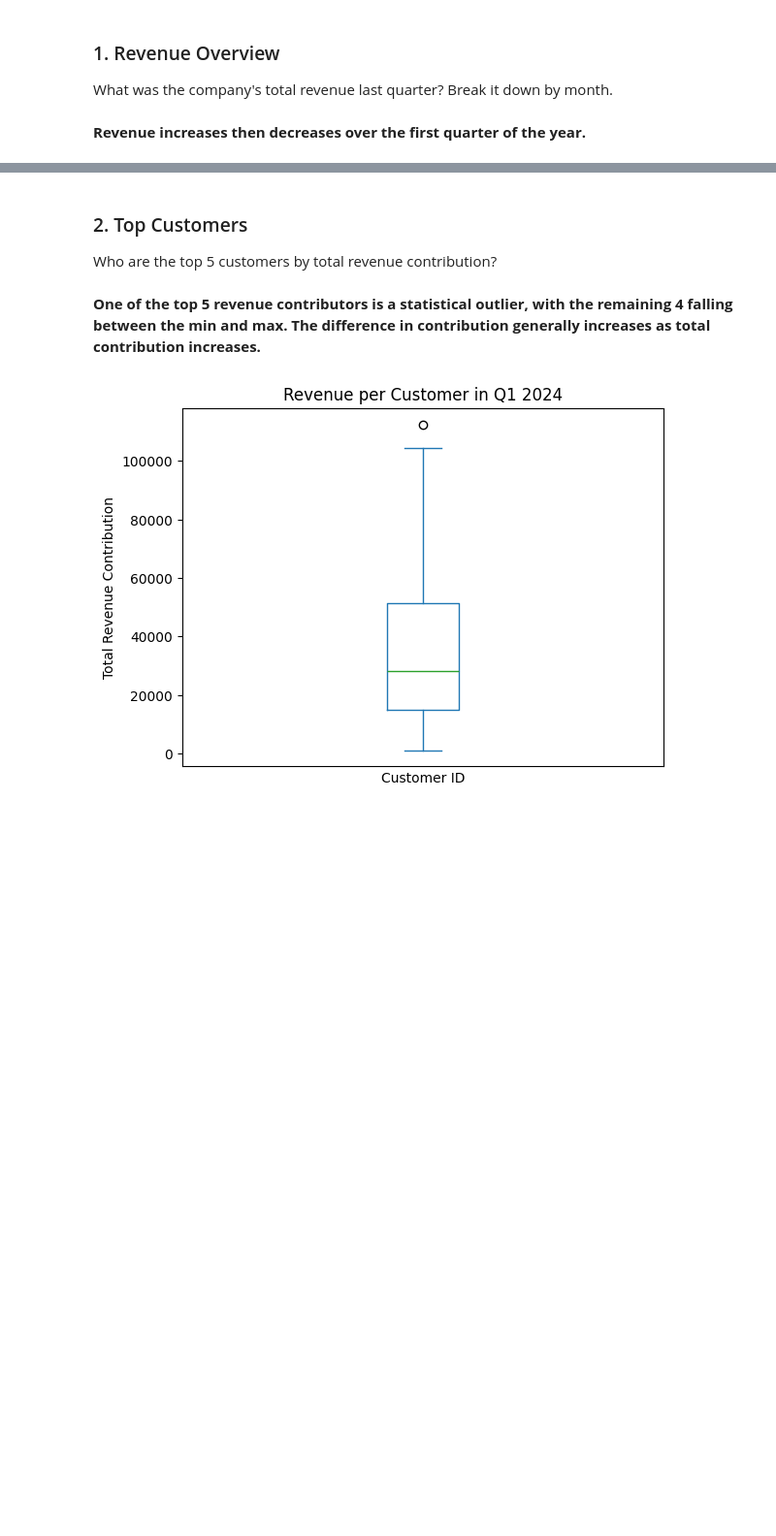
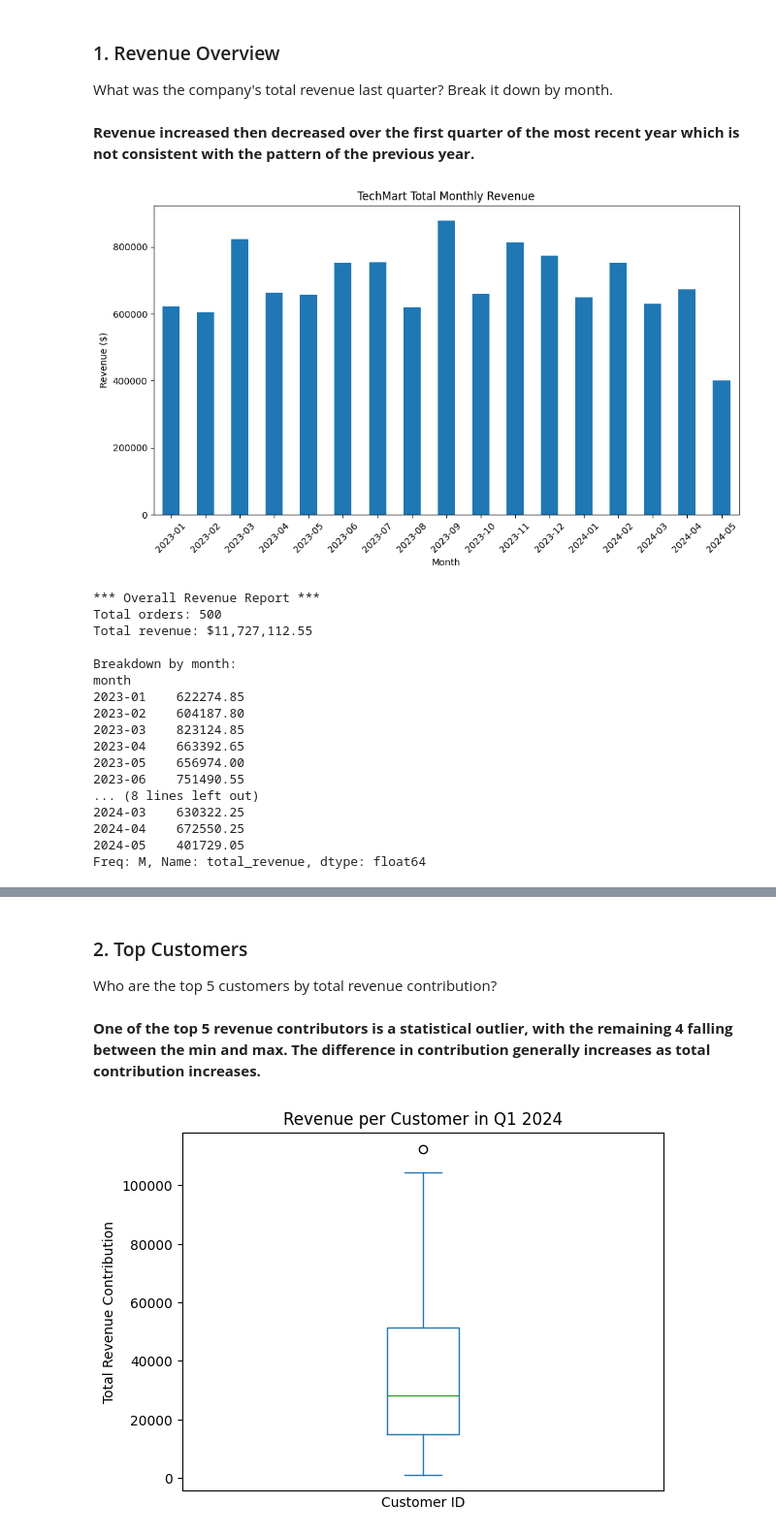
Before and after one commit to mmorcos434/ds-fall-2025-fri-1230, a Jupyter notebook: Week-06-Business-Stats-Analytics/homeworks/ayesha-ilyas-week06-exercise.ipynb, the cells around one changed output, grey strips where cells are left out. Shown at 97% size. Cells and saved outputs as stored; diff of their text form; code cells hidden in the pictures; blank space fills up the shorter version.

```diff
--- a/Week-06-Business-Stats-Analytics/homeworks/ayesha-ilyas-week06-exercise.ipynb
+++ b/Week-06-Business-Stats-Analytics/homeworks/ayesha-ilyas-week06-exercise.ipynb
@@ -164,4 +194,4 @@ Now answer each of the following business questions. Use the starter code above
 ### 1. Revenue Overview
 What was the company's total revenue last quarter? Break it down by month.
 # %% [markdown]
-**Revenue increases then decreases over the first quarter of the year.**
+**Revenue increased then decreased over the first quarter of the most recent year which is not consistent with the pattern of the previous year.**
@@ -168,2 +201,36 @@ What was the company's total revenue last quarter? Break it down by month.
+# %%
+# Overall revenue
+monthly_revenue = data.groupby("month")["total_revenue"].sum()
+monthly_revenue.plot(x="month", y="total_revenue", kind="bar", figsize=(10,6), title="TechMart Total Monthly Revenue")
+plt.ylabel("Revenue ($)")
+plt.xlabel("Month")
+plt.xticks(rotation=45)
+plt.tight_layout()
+plt.show()
+
+print("*** Overall Revenue Report ***")
+print(f"Total orders: {len(data)}")
+print(f"Total revenue: ${monthly_revenue.sum():,}")
+print("\nBreakdown by month:")
+print(monthly_revenue)
+# %% [output]
+[figure, added]
+*** Overall Revenue Report ***
+Total orders: 500
+Total revenue: $11,727,112.55
+
+Breakdown by month:
+month
+2023-01    622274.85
+2023-02    604187.80
+2023-03    823124.85
+2023-04    663392.65
+2023-05    656974.00
+2023-06    751490.55
+... (8 lines left out)
+2024-03    630322.25
+2024-04    672550.25
+2024-05    401729.05
+Freq: M, Name: total_revenue, dtype: float64
 # %%
 # Last full financial quarter consists of Jan 1 - March 31 of 2024
```
Also changed, not shown: parts of 20 cells of this notebook.
